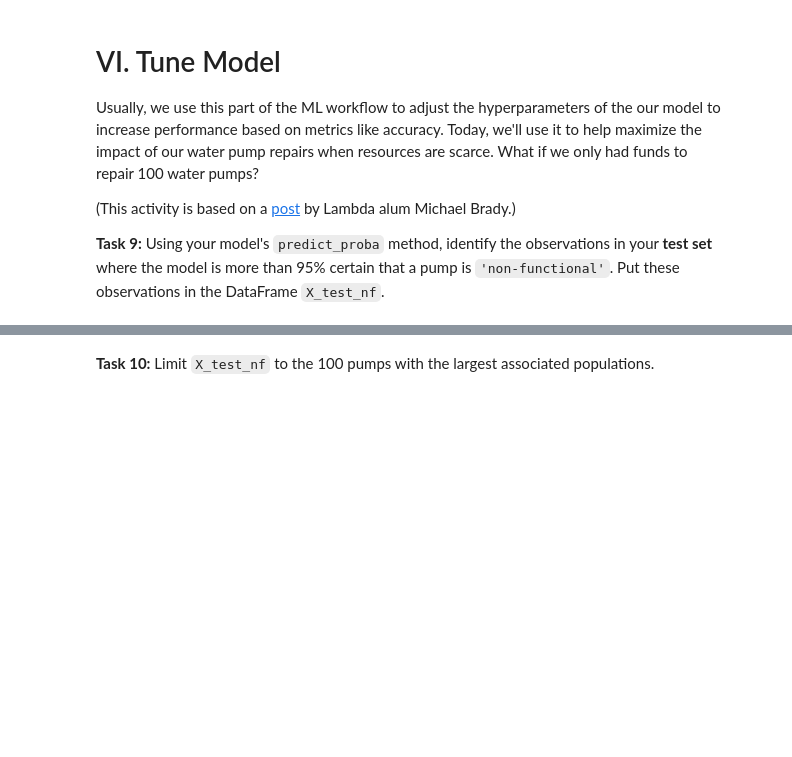
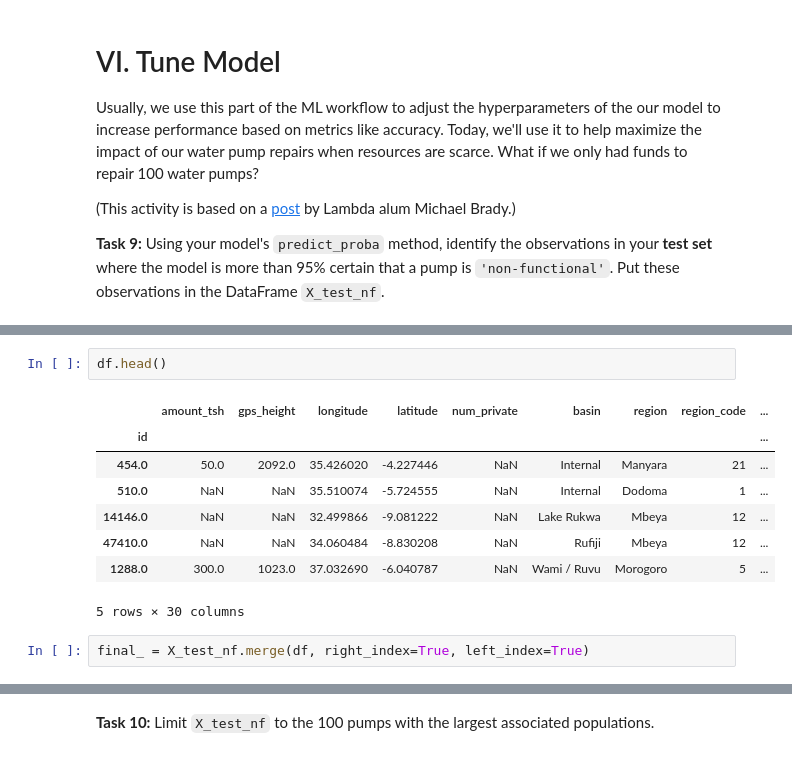
Before and after one commit to Vasanta2002/Data_Wrangling, a Jupyter notebook: module4-classification-metrics/LS_DS_224_assignment.ipynb, the cells around one changed output, grey strips where cells are left out. Saved outputs shown, nothing was run; the diff lists cells and outputs as text; blank space fills up the shorter version.

```diff
--- a/module4-classification-metrics/LS_DS_224_assignment.ipynb
+++ b/module4-classification-metrics/LS_DS_224_assignment.ipynb
@@ -180,0 +247,13 @@ X_test_nf = ...
+# %%
+df.head()
+# %% [output]
+|  | amount_tsh | gps_height | longitude | latitude | num_private | basin | region | region_code | ... |
+| id |  |  |  |  |  |  |  |  | ... |
+| 454.0 | 50.0 | 2092.0 | 35.426020 | -4.227446 | NaN | Internal | Manyara | 21 | ... |
+| 510.0 | NaN | NaN | 35.510074 | -5.724555 | NaN | Internal | Dodoma | 1 | ... |
+| 14146.0 | NaN | NaN | 32.499866 | -9.081222 | NaN | Lake Rukwa | Mbeya | 12 | ... |
+| 47410.0 | NaN | NaN | 34.060484 | -8.830208 | NaN | Rufiji | Mbeya | 12 | ... |
+| 1288.0 | 300.0 | 1023.0 | 37.032690 | -6.040787 | NaN | Wami / Ruvu | Morogoro | 5 | ... |
+5 rows × 30 columns
+# %%
+final_ = X_test_nf.merge(df, right_index=True, left_index=True)
```
Also changed, not shown: parts of 12 cells of this notebook.
